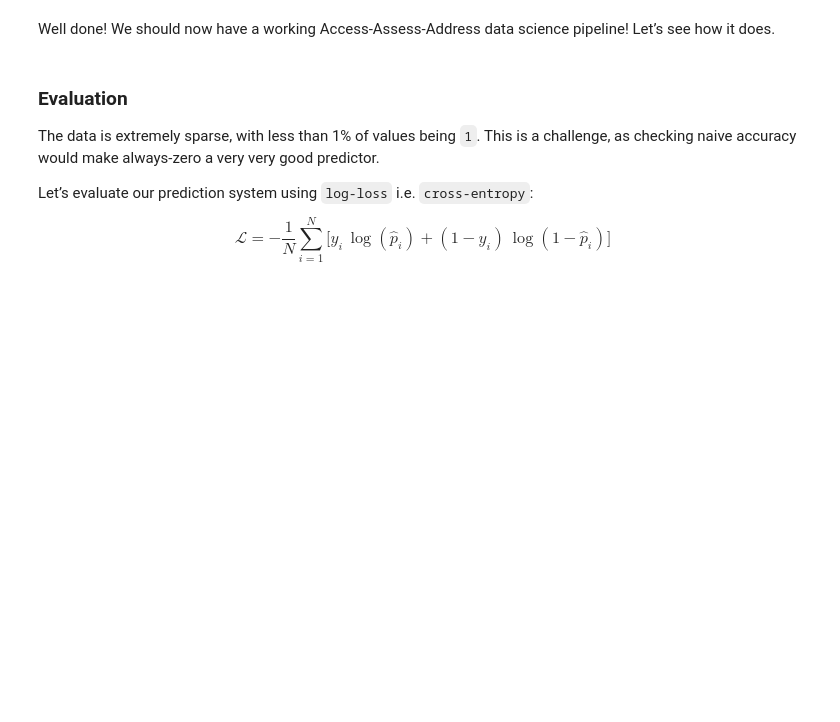
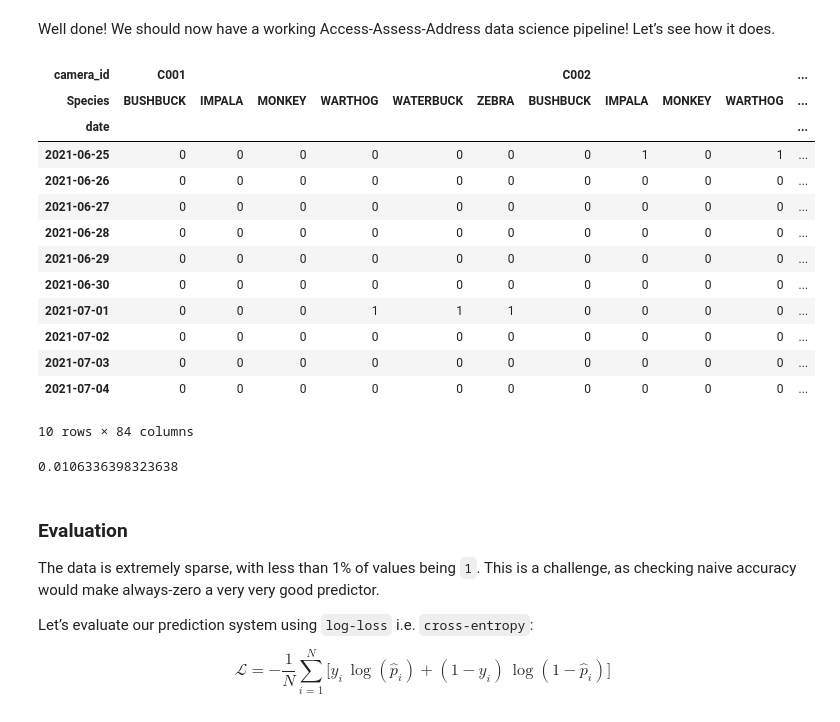
Before and after one commit to silprosa/fynesse_mlfc, a Jupyter notebook: _notebooks/03-dataset-joining-practical.ipynb, the cells around one changed output. Drawn from its saved outputs; the diff is of its cells as text; code cells hidden in the pictures; blank space fills up the shorter version.

```diff
--- a/_notebooks/03-dataset-joining-practical.ipynb
+++ b/_notebooks/03-dataset-joining-practical.ipynb
@@ -517,3 +576,25 @@ science pipeline! Let’s see how it does.
+# %%
+binary_df.head(10)
+# %% [output]
+| camera_id | C001 |  |  |  |  |  | C002 |  |  |  | ... |
+| Species | BUSHBUCK | IMPALA | MONKEY | WARTHOG | WATERBUCK | ZEBRA | BUSHBUCK | IMPALA | MONKEY | WARTHOG | ... |
+| date |  |  |  |  |  |  |  |  |  |  | ... |
+| 2021-06-25 | 0 | 0 | 0 | 0 | 0 | 0 | 0 | 1 | 0 | 1 | ... |
+| 2021-06-26 | 0 | 0 | 0 | 0 | 0 | 0 | 0 | 0 | 0 | 0 | ... |
+| 2021-06-27 | 0 | 0 | 0 | 0 | 0 | 0 | 0 | 0 | 0 | 0 | ... |
+| 2021-06-28 | 0 | 0 | 0 | 0 | 0 | 0 | 0 | 0 | 0 | 0 | ... |
+| 2021-06-29 | 0 | 0 | 0 | 0 | 0 | 0 | 0 | 0 | 0 | 0 | ... |
+| 2021-06-30 | 0 | 0 | 0 | 0 | 0 | 0 | 0 | 0 | 0 | 0 | ... |
+| 2021-07-01 | 0 | 0 | 0 | 1 | 1 | 1 | 0 | 0 | 0 | 0 | ... |
+| 2021-07-02 | 0 | 0 | 0 | 0 | 0 | 0 | 0 | 0 | 0 | 0 | ... |
+| 2021-07-03 | 0 | 0 | 0 | 0 | 0 | 0 | 0 | 0 | 0 | 0 | ... |
+| 2021-07-04 | 0 | 0 | 0 | 0 | 0 | 0 | 0 | 0 | 0 | 0 | ... |
+10 rows × 84 columns
+# %%
+prob = bayes_sighting_probability(binary_df, "C001", "IMPALA", "2021-7-30")
+print(prob)
+# %% [output]
+0.0106336398323638
 # %% [markdown]
 ### Evaluation
 
```
Also changed, not shown: parts of 33 cells of this notebook.
